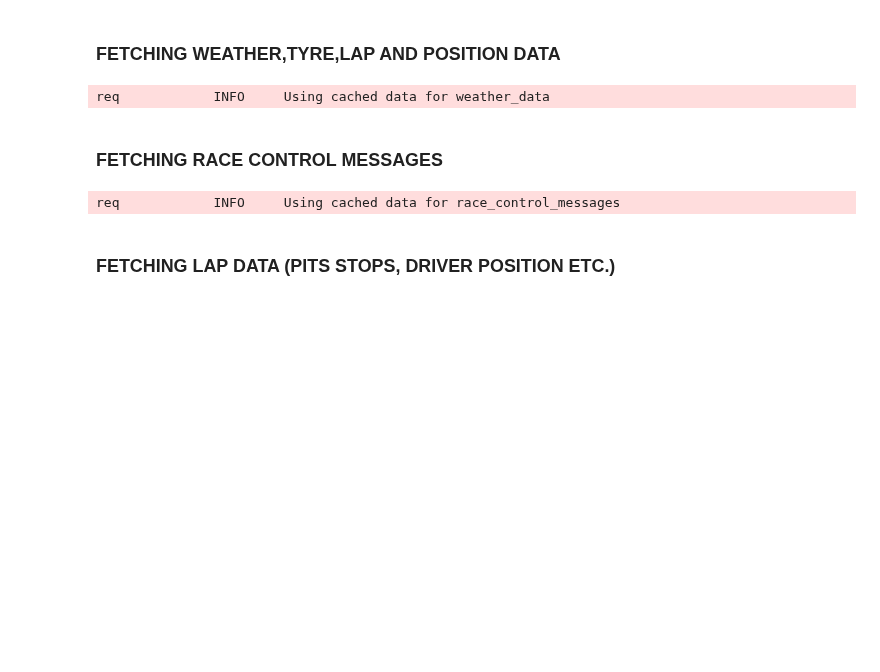
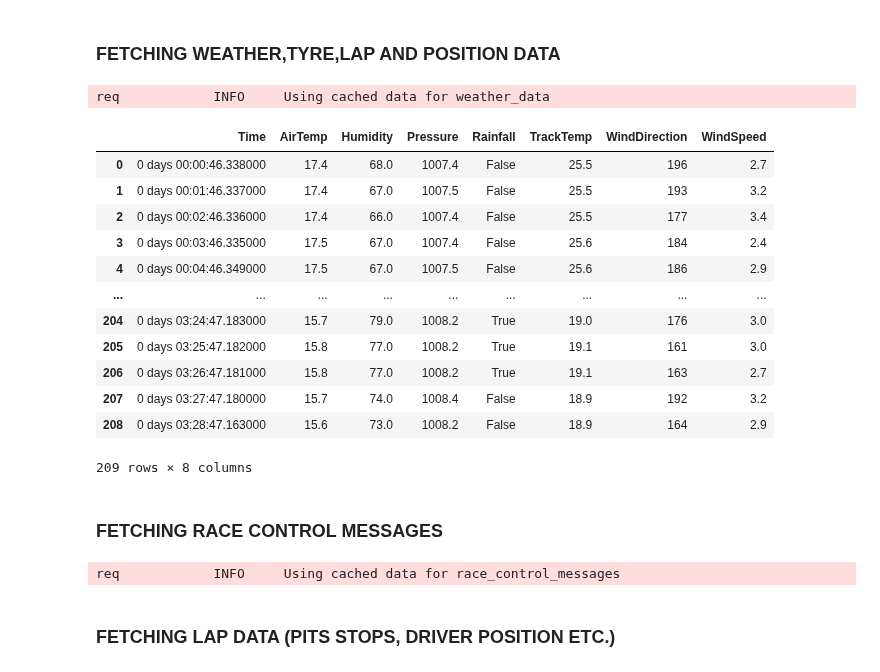
Before and after one commit to PrabhuPugal/Virtual-Race-Engineer, a Jupyter notebook: Virtual Race Engineer.ipynb, the cells around one changed output. Saved outputs shown, nothing was run; the diff lists cells and outputs as text; code cells hidden in the pictures; blank space fills up the shorter version.

```diff
--- a/Virtual Race Engineer.ipynb
+++ b/Virtual Race Engineer.ipynb
@@ -51,10 +66,24 @@ telemetry=pd.concat(total_telemetry,ignore_index=True)
 # %%
 weather_data=pd.DataFrame(fap.weather_data(session.api_path))
 tyre_data = laps[['Driver', 'LapNumber', 'Compound', 'FreshTyre','TyreLife']]
 lap_data=laps[['Driver','LapNumber','LapTime','Sector1Time','Sector2Time','Sector3Time','IsAccurate']]
 position_data=laps[['Driver','LapNumber','Position']]
+weather_data
 # %% [output]
 req            INFO     Using cached data for weather_data
+|  | Time | AirTemp | Humidity | Pressure | Rainfall | TrackTemp | WindDirection | WindSpeed |
+| 0 | 0 days 00:00:46.338000 | 17.4 | 68.0 | 1007.4 | False | 25.5 | 196 | 2.7 |
+| 1 | 0 days 00:01:46.337000 | 17.4 | 67.0 | 1007.5 | False | 25.5 | 193 | 3.2 |
+| 2 | 0 days 00:02:46.336000 | 17.4 | 66.0 | 1007.4 | False | 25.5 | 177 | 3.4 |
+| 3 | 0 days 00:03:46.335000 | 17.5 | 67.0 | 1007.4 | False | 25.6 | 184 | 2.4 |
+| 4 | 0 days 00:04:46.349000 | 17.5 | 67.0 | 1007.5 | False | 25.6 | 186 | 2.9 |
+| ... | ... | ... | ... | ... | ... | ... | ... | ... |
+| 204 | 0 days 03:24:47.183000 | 15.7 | 79.0 | 1008.2 | True | 19.0 | 176 | 3.0 |
+| 205 | 0 days 03:25:47.182000 | 15.8 | 77.0 | 1008.2 | True | 19.1 | 161 | 3.0 |
+| 206 | 0 days 03:26:47.181000 | 15.8 | 77.0 | 1008.2 | True | 19.1 | 163 | 2.7 |
+| 207 | 0 days 03:27:47.180000 | 15.7 | 74.0 | 1008.4 | False | 18.9 | 192 | 3.2 |
+| 208 | 0 days 03:28:47.163000 | 15.6 | 73.0 | 1008.2 | False | 18.9 | 164 | 2.9 |
+209 rows × 8 columns
 # %% [markdown]
 ### FETCHING RACE CONTROL MESSAGES
 # %%
```
Also changed, not shown: parts of 7 cells of this notebook, 1 other file.
